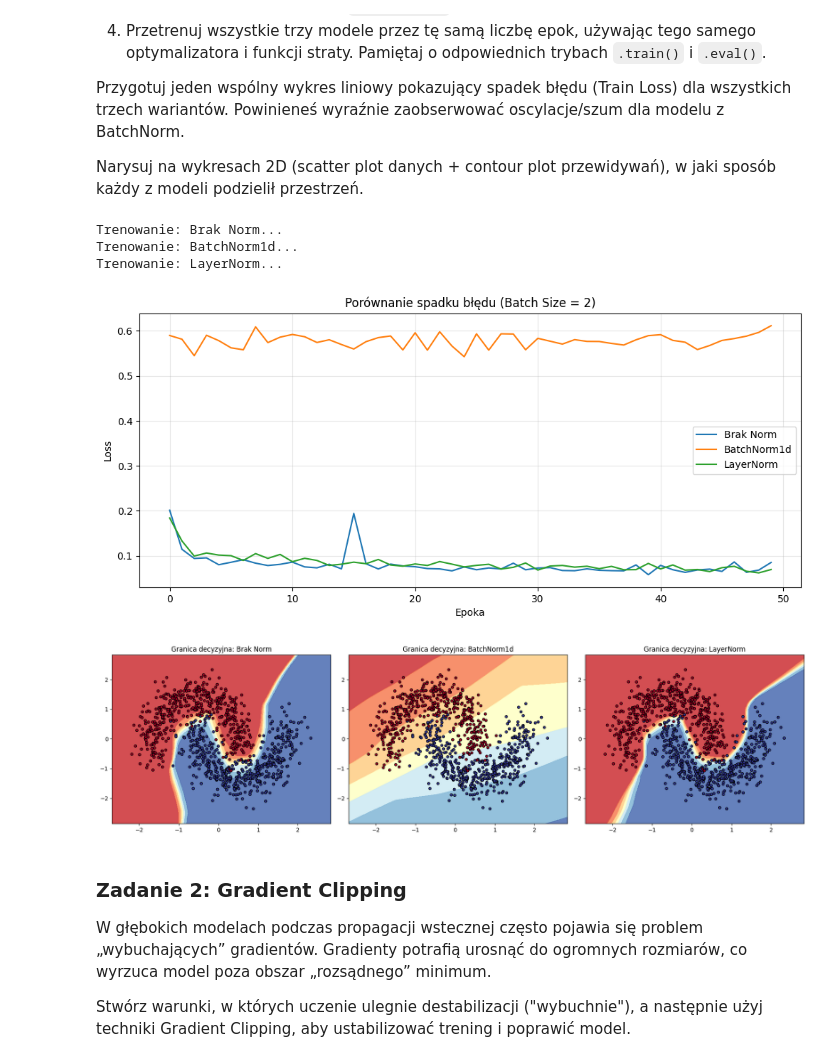
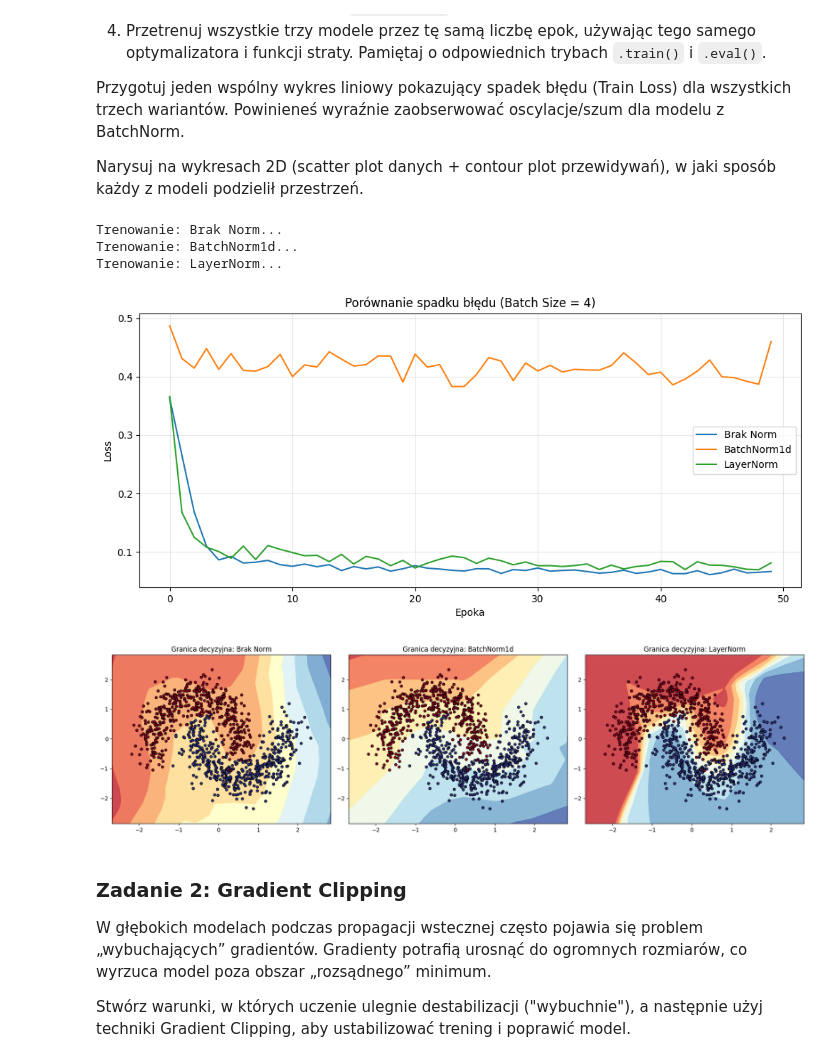
Before and after one commit to kvlaskarolina/JU-sem6-IAI, a Jupyter notebook: 06_exercises.ipynb, the cells around one changed output. Drawn from its saved outputs; the diff is of its cells as text; code cells hidden in the pictures.

```diff
--- a/06_exercises.ipynb
+++ b/06_exercises.ipynb
@@ -526,29 +526,36 @@ X_tensor = torch.FloatTensor(X)
 y_tensor = torch.FloatTensor(y).unsqueeze(1)
 
 dataset = TensorDataset(X_tensor, y_tensor)
-train_loader = DataLoader(dataset, batch_size=2, shuffle=True)
+train_loader = DataLoader(dataset, batch_size=4, shuffle=True)
 
 class SimpleMLP(nn.Module):
     def __init__(self, norm_type=None):
         super(SimpleMLP, self).__init__()
         self.layers = nn.ModuleList()
 
-        self.layers.append(nn.Linear(2, 64))
+        self.layers.append(nn.Linear(2, 16))
         if norm_type == 'batch':
-            self.layers.append(nn.BatchNorm1d(64))
+            self.layers.append(nn.BatchNorm1d(16))
         elif norm_type == 'layer':
-            self.layers.append(nn.LayerNorm(64))
+            self.layers.append(nn.LayerNorm(16))
         self.layers.append(nn.ReLU())
 
-        self.layers.append(nn.Linear(64, 64))
+        self.layers.append(nn.Linear(16, 8))
         if norm_type == 'batch':
-            self.layers.append(nn.BatchNorm1d(64))
+            self.layers.append(nn.BatchNorm1d(8))
         elif norm_type == 'layer':
-            self.layers.append(nn.LayerNorm(64))
+            self.layers.append(nn.LayerNorm(8))
         self.layers.append(nn.ReLU())
 
-        self.layers.append(nn.Linear(64, 1))
-        self.layers.append(nn.Sigmoid())
+        self.layers.append(nn.Linear(8, 4))
+        if norm_type == 'batch':
+            self.layers.append(nn.BatchNorm1d(4))
+        elif norm_type == 'layer':
+            self.layers.append(nn.LayerNorm(4))
+        self.layers.append(nn.ReLU())
+
+        self.layers.append(nn.Linear(4, 1))
+        #self.layers.append(nn.Sigmoid())
 
     def forward(self, x):
         for layer in self.layers:
@@ -557,7 +564,8 @@ class SimpleMLP(nn.Module):
 
 def train_model(model, loader, epochs=50):
     optimizer = optim.Adam(model.parameters(), lr=0.005)
-    criterion = nn.BCELoss()
+    #criterion = nn.BCELoss()
+    criterion = nn.BCEWithLogitsLoss()
     losses = []
 
     model.train()
@@ -587,36 +595,36 @@ for name, model in models.items():
 plt.figure(figsize=(12, 5))
 for name, losses in history.items():
     plt.plot(losses, label=name)
-plt.title("Porównanie spadku błędu (Batch Size = 2)")
+plt.title("Porównanie spadku błędu (Batch Size = 4)")
 plt.xlabel("Epoka")
 plt.ylabel("Loss")
 plt.legend()
 plt.grid(True, alpha=0.3)
 plt.show()
 
 fig, axes = plt.subplots(1, 3, figsize=(18, 5))
 x_min, x_max = X[:, 0].min() - 0.5, X[:, 0].max() + 0.5
 y_min, y_max = X[:, 1].min() - 0.5, X[:, 1].max() + 0.5
 xx, yy = np.meshgrid(np.linspace(x_min, x_max, 100), np.linspace(y_min, y_max, 100))
 grid_tensor = torch.FloatTensor(np.c_[xx.ravel(), yy.ravel()])
 
 for ax, (name, model) in zip(axes, models.items()):
     model.eval()
     with torch.no_grad():
         Z = model(grid_tensor).reshape(xx.shape).numpy()
 
     ax.contourf(xx, yy, Z, alpha=0.8, cmap='RdYlBu')
     ax.scatter(X[:, 0], X[:, 1], c=y, edgecolors='k', cmap='RdYlBu', s=20)
     ax.set_title(f"Granica decyzyjna: {name}")
 
 plt.tight_layout()
 plt.show()
 # %% [output]
 Trenowanie: Brak Norm...
 Trenowanie: BatchNorm1d...
 Trenowanie: LayerNorm...
-[figure, old version]
+[figure, new version]
-[figure, old version]
+[figure, new version]
 # %% [markdown]
 ### Zadanie 2: Gradient Clipping
 
```
Also changed, not shown: parts of 1 cell of this notebook.
